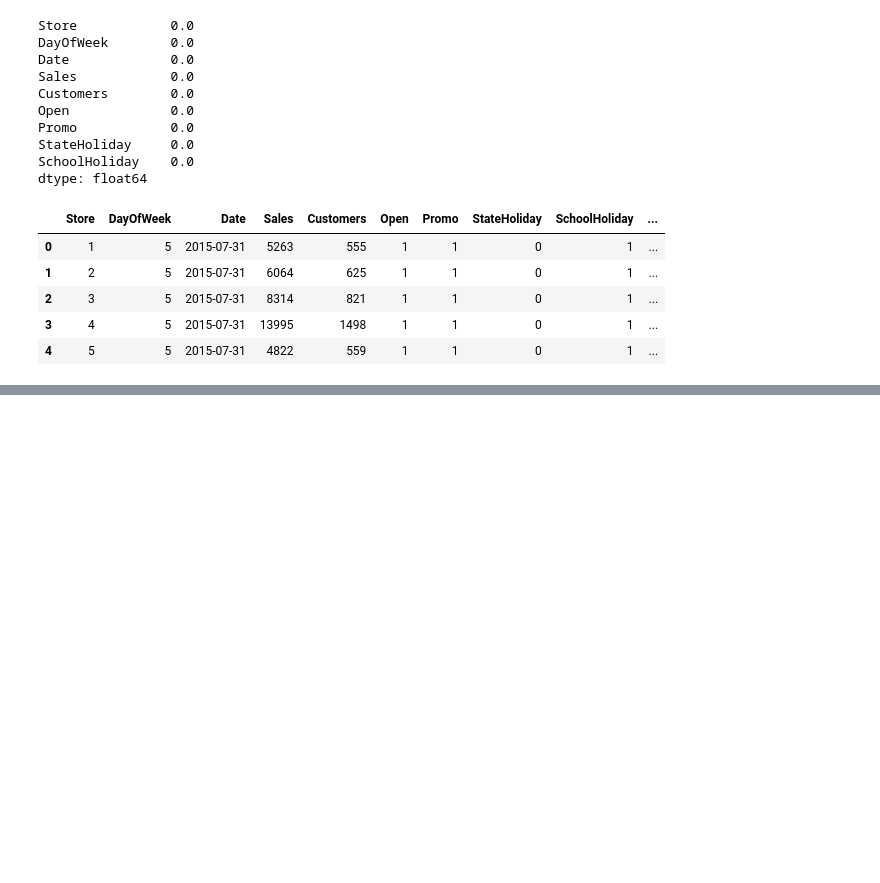
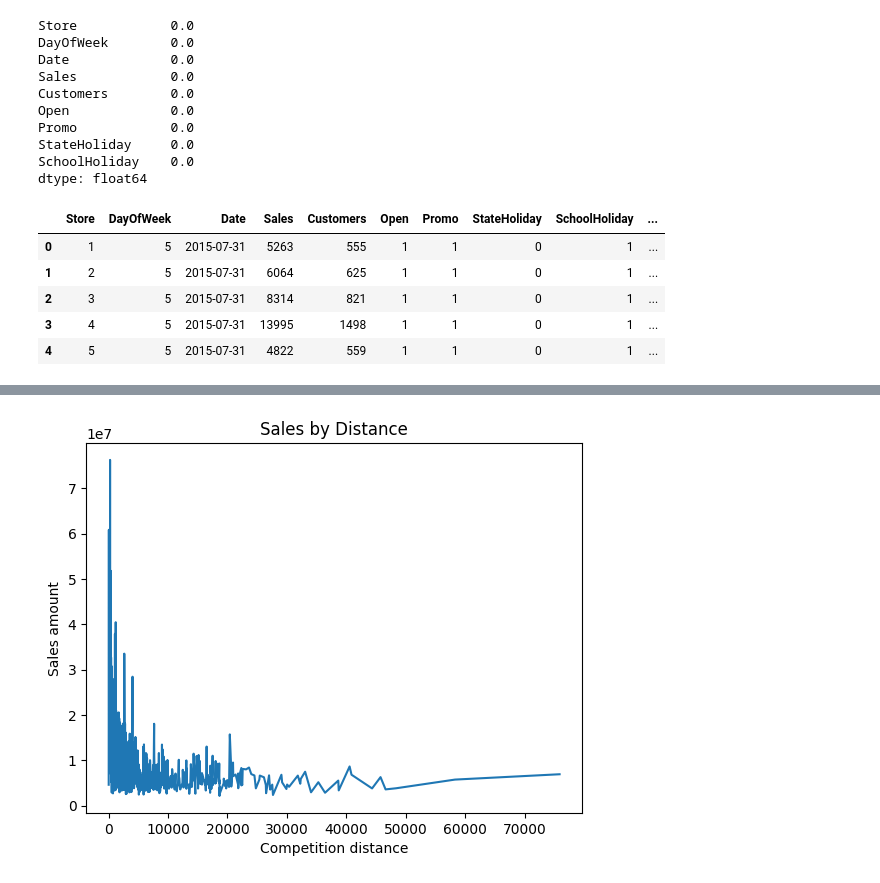
Before and after one commit to prathamesh0902/competitor_analysis, a Jupyter notebook: analysis.ipynb, the cells around one changed output, grey strips where cells are left out. Saved outputs shown, nothing was run; the diff lists cells and outputs as text; code cells hidden in the pictures; blank space fills up the shorter version.

```diff
--- a/analysis.ipynb
+++ b/analysis.ipynb
@@ -68,0 +103,9 @@ df.head()
+# %%
+sales_by_competition_dis = df.groupby('CompetitionDistance')['Sales'].sum()
+plt.plot(sales_by_competition_dis.index,sales_by_competition_dis.values)
+plt.xlabel("Competition distance")
+plt.ylabel("Sales amount")
+plt.title("Sales by Distance")
+plt.show()
+# %% [output]
+[figure, added]
```
Also changed, not shown: parts of 11 cells of this notebook, 2 other files.
